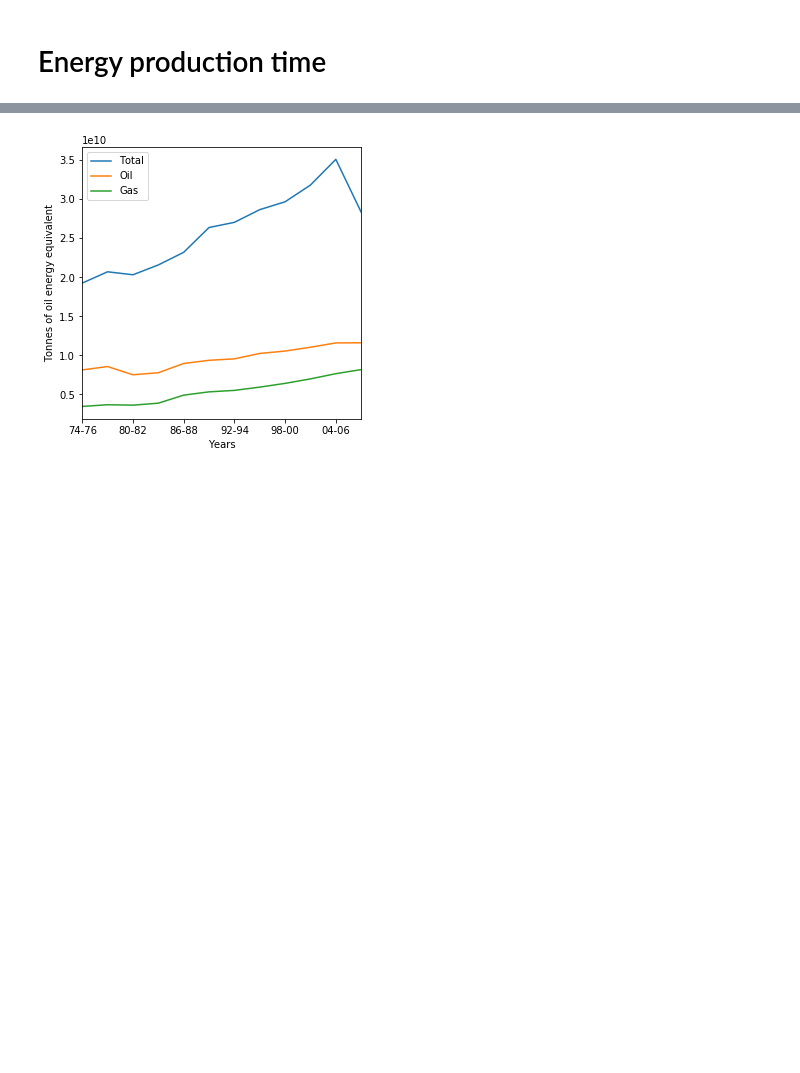
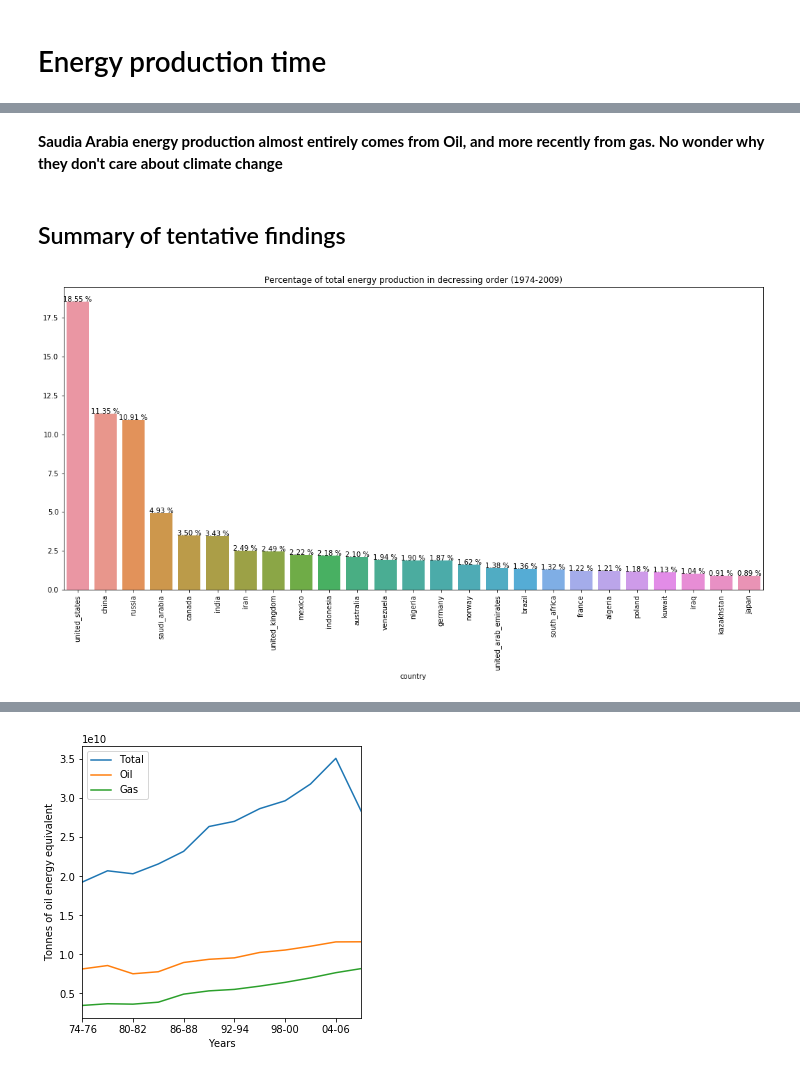
Before and after one commit to reneang17/data-analyst, a Jupyter notebook: gapminder_energy/gapminder_energy_production.ipynb, the cells around one changed output, grey strips where cells are left out. Cells and saved outputs as stored; diff of their text form; code cells hidden in the pictures; blank space fills up the shorter version.

```diff
--- a/gapminder_energy/gapminder_energy_production.ipynb
+++ b/gapminder_energy/gapminder_energy_production.ipynb
@@ -444,0 +493,18 @@ dtype: float64
+# %% [markdown]
+**Saudia Arabia energy production almost entirely comes from Oil, and more recently from gas. No wonder why they don't care about climate change**
+# %% [markdown]
+## Summary of tentative findings
+# %%
+cols= total_percentage.sort_values(ascending=False)[:25];
+
+fig = plt.figure(figsize=(18,8))
+ax = sns.barplot(cols.index, cols.values);
+ax.set_title('Percentage of total energy production in decressing order (1974-2009)')
+
+for p in ax.patches:
+    height = p.get_height();
+    ax.text(p.get_x()+p.get_width()/2.,height ,'{:1.2f} %'.format(height), ha="center");
+
+plt.xticks( rotation='vertical');
+# %% [output]
+[figure, added]
```
Also changed, not shown: parts of 22 cells of this notebook.
